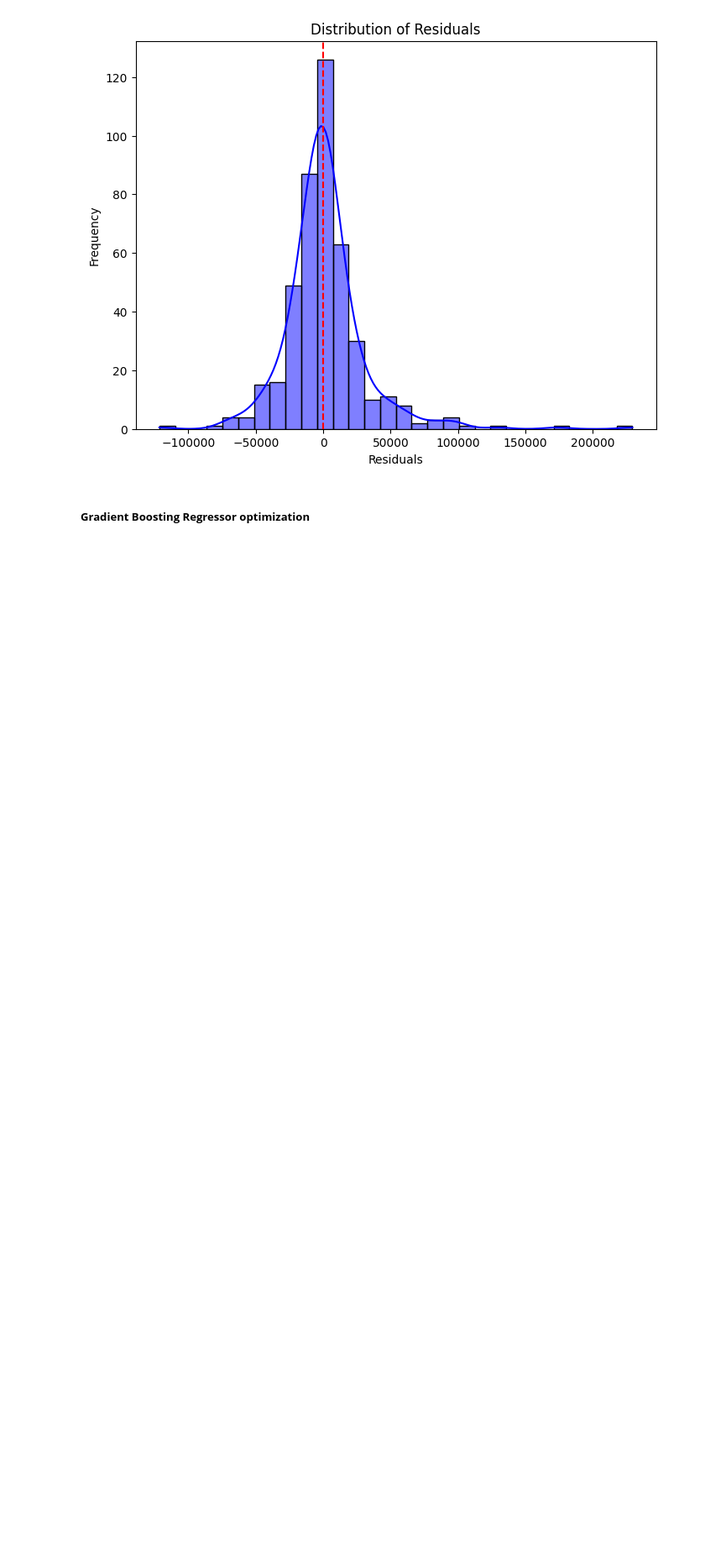
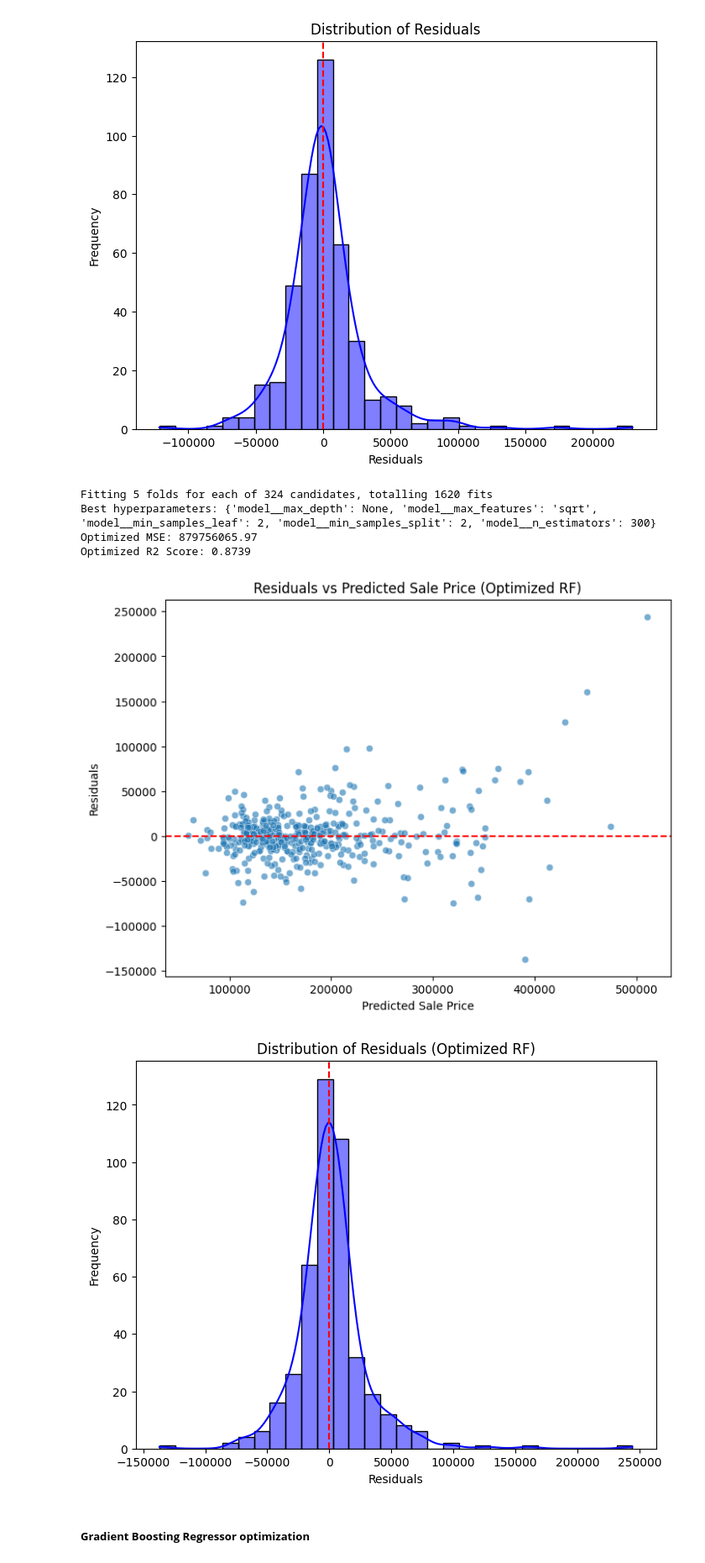
Before and after one commit to Patteerrik/Heritage-Housing-Issues, a Jupyter notebook: jupyter_notebooks/Sales-price-prediction.ipynb, the cells around one changed output. Shown at 84% size. Cells and saved outputs as stored; diff of their text form; code cells hidden in the pictures; blank space fills up the shorter version.

```diff
--- a/jupyter_notebooks/Sales-price-prediction.ipynb
+++ b/jupyter_notebooks/Sales-price-prediction.ipynb
@@ -183,6 +183,79 @@ Optimized MSE: 912464666.1462631
 Optimized R2 Score: 0.8692386921978763
 [figure]
 [figure]
+# %%
+from sklearn.ensemble import RandomForestRegressor
+from sklearn.model_selection import GridSearchCV
+from sklearn.pipeline import Pipeline
+
+# Skapa en pipeline där 'model' är RandomForestRegressor
+pipeline = Pipeline([
+    ('model', RandomForestRegressor(random_state=42))
+])
+
+# Definiera ett parameterraster (param_grid) för RandomForest
+param_grid = {
+    'model__n_estimators': [100, 200, 300],  # Hur många träd
+    'model__max_depth': [None, 5, 10, 20],   # Maxdjup per träd
+    'model__min_samples_split': [2, 5, 10],  # Min antal sampels innan split
+    'model__min_samples_leaf': [1, 2, 4],    # Min antal sampels i ett blad
+    'model__max_features': ['sqrt', 'log2', 0.5]  # Hur många features som testas per split
+}
+
+# Starta en GridSearchCV (eller RandomizedSearchCV om du föredrar det)
+grid_search = GridSearchCV(
+    pipeline,
+    param_grid=param_grid,
+    cv=5,            # 5-fold cross-validation
+    n_jobs=-1,       # Använd alla tillgängliga kärnor
+    verbose=1,       # Skriv ut mer info i konsollen
+    scoring='r2'     # Skattar R²
+)
+
+# Kör grid search på träningsdatan
+grid_search.fit(X_train, y_train)
+
+# Presentera de bästa hyperparametrarna
+print(f"Best hyperparameters: {grid_search.best_params_}")
+
+# Hämta den bästa modellen
+optimized_model = grid_search.best_estimator_
+
+# Gör prediktioner på testdatan med den optimerade modellen
+y_pred_optimized = optimized_model.predict(X_test)
+
+# Beräkna MSE och R²
+mse_optimized = mean_squared_error(y_test, y_pred_optimized)
+r2_optimized = r2_score(y_test, y_pred_optimized)
+
+print(f"Optimized MSE: {mse_optimized:.2f}")
+print(f"Optimized R2 Score: {r2_optimized:.4f}")
+
+# Plotta residualer (valfritt, samma som i dina övriga celler)
+residuals = y_test - y_pred_optimized
+
+plt.figure(figsize=(8, 6))
+sns.scatterplot(x=y_pred_optimized, y=residuals, alpha=0.6)
+plt.axhline(0, color='red', linestyle='--')
+plt.xlabel("Predicted Sale Price")
+plt.ylabel("Residuals")
+plt.title("Residuals vs Predicted Sale Price (Optimized RF)")
+plt.show()
+
+plt.figure(figsize=(8, 6))
+sns.histplot(residuals, bins=30, kde=True, color='blue')
+plt.axvline(0, color='red', linestyle='--')
+plt.xlabel("Residuals")
+plt.ylabel("Frequency")
+plt.title("Distribution of Residuals (Optimized RF)")
+plt.show()
+# %% [output]
+Fitting 5 folds for each of 324 candidates, totalling 1620 fits
+Best hyperparameters: {'model__max_depth': None, 'model__max_features': 'sqrt', 'model__min_samples_leaf': 2, 'model__min_samples_split': 2, 'model__n_estimators': 300}
+Optimized MSE: 879756065.97
+Optimized R2 Score: 0.8739
+[figure, added]
+[figure, added]
 # %% [markdown]
 ##### **Gradient Boosting Regressor optimization**
 # %%
```
Also changed, not shown: parts of 4 cells of this notebook.
